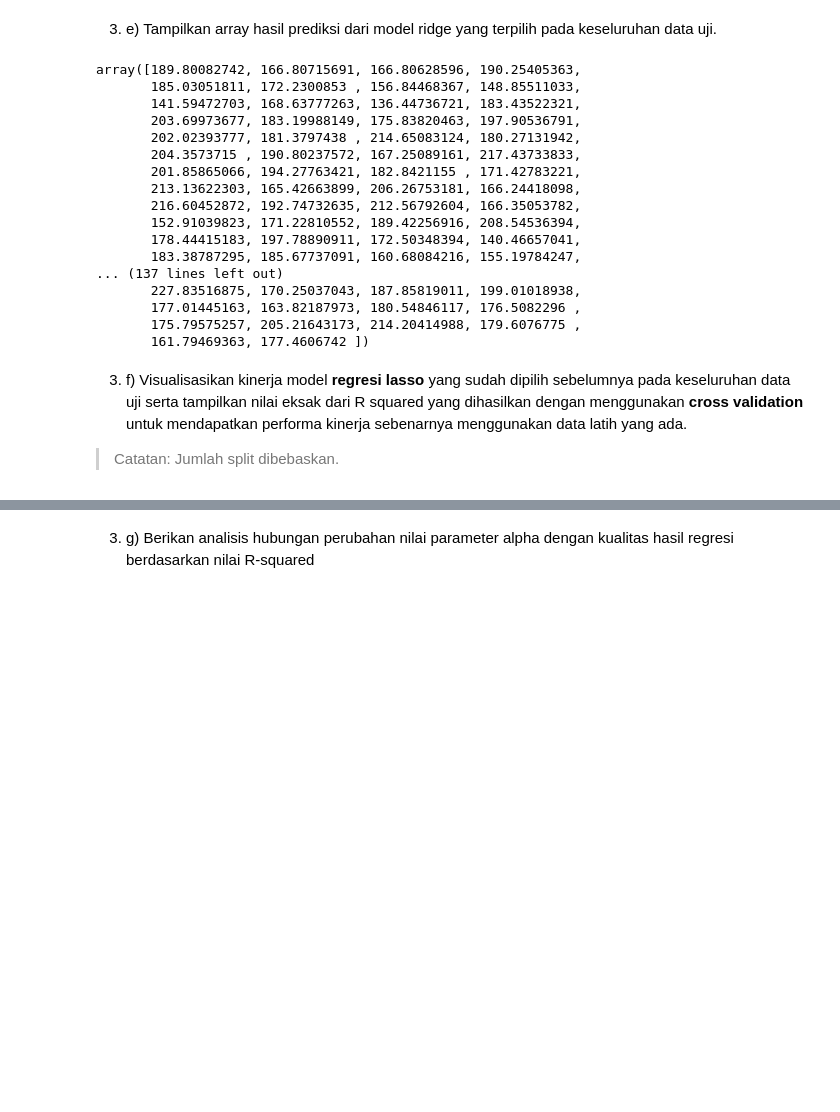
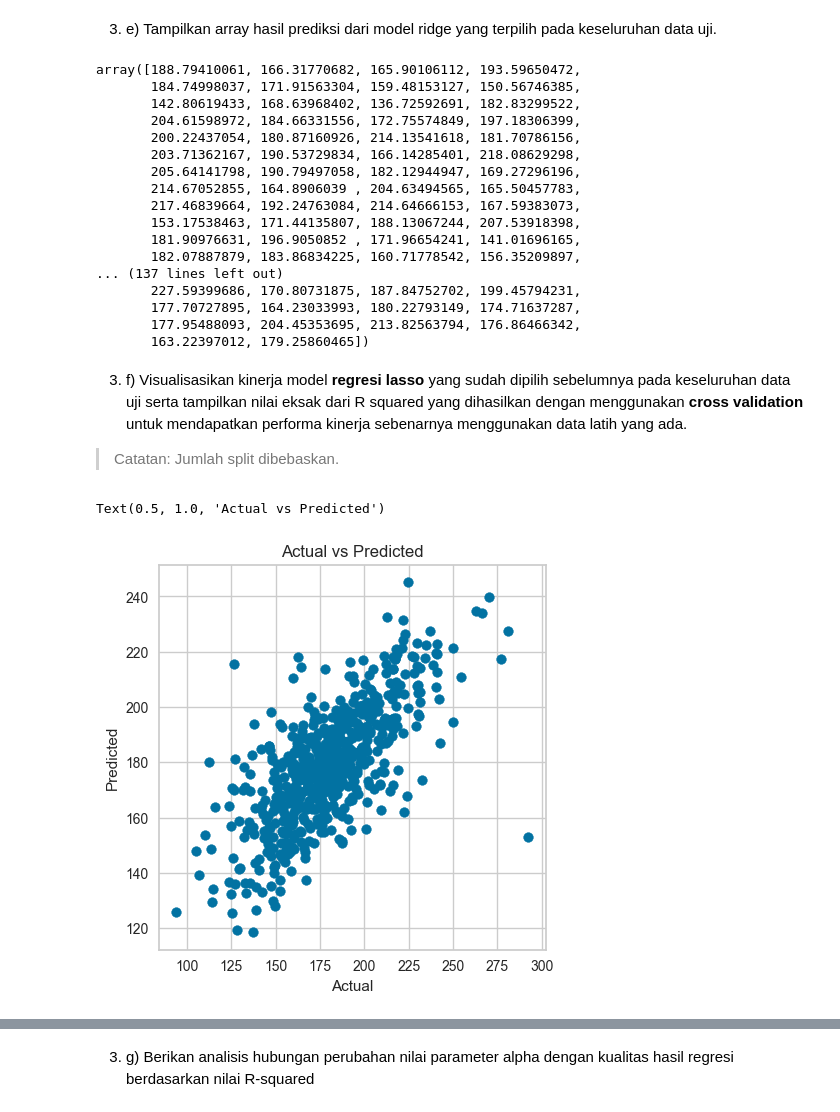
Before and after one commit to iqbalpa/KASDD, a Jupyter notebook: Lab 7/B_Lab7_2106752281_IqbalPahleviAmin.ipynb, the cells around one changed output, grey strips where cells are left out. Drawn from its saved outputs; the diff is of its cells as text; code cells hidden in the pictures; blank space fills up the shorter version.

```diff
--- a/Lab 7/B_Lab7_2106752281_IqbalPahleviAmin.ipynb
+++ b/Lab 7/B_Lab7_2106752281_IqbalPahleviAmin.ipynb
@@ -499,7 +593,7 @@ Untuk implementasinya menggunakan **sklearn** dapat dilihat pada kedua link beri
 # %% [markdown]
 3. a) Buatlah sebuah list alpha yang berisi minimal 5 buah alpha.
 # %%
-alpha = [0.001, 0.01, 0.1, 1, 10, 100, 1000]
+alpha = [0.001, 0.01, 0.1, 1, 10]
 # %% [markdown]
 3. b) Buatlah (fit) model regresi lasso berdasarkan fitur-fitur yang terpilih di awal sebanyak nilai alpha yang telah ditentukan.
 # %%
@@ -549,33 +643,43 @@ R2: 0.16490681023573062
 # %% [markdown]
 3. d) Pilih model terbaik berdasarkan nilai R-squared yang ditampilkan.
 # %%
-best_lasso = lasso_models['lasso2']
+best_lasso = lasso_models['lasso3']
 # %% [markdown]
 3. e) Tampilkan array hasil prediksi dari model ridge yang terpilih pada keseluruhan data uji.
 # %%
-best_lasso.predict(X_test[selected_cols])
+y_pred = best_lasso.predict(X_test[selected_cols])
+y_pred
 # %% [output]
-array([189.80082742, 166.80715691, 166.80628596, 190.25405363,
-       185.03051811, 172.2300853 , 156.84468367, 148.85511033,
-       141.59472703, 168.63777263, 136.44736721, 183.43522321,
-       203.69973677, 183.19988149, 175.83820463, 197.90536791,
-       202.02393777, 181.3797438 , 214.65083124, 180.27131942,
-       204.3573715 , 190.80237572, 167.25089161, 217.43733833,
-       201.85865066, 194.27763421, 182.8421155 , 171.42783221,
-       213.13622303, 165.42663899, 206.26753181, 166.24418098,
-       216.60452872, 192.74732635, 212.56792604, 166.35053782,
-       152.91039823, 171.22810552, 189.42256916, 208.54536394,
-       178.44415183, 197.78890911, 172.50348394, 140.46657041,
-       183.38787295, 185.67737091, 160.68084216, 155.19784247,
+array([188.79410061, 166.31770682, 165.90106112, 193.59650472,
+       184.74998037, 171.91563304, 159.48153127, 150.56746385,
+       142.80619433, 168.63968402, 136.72592691, 182.83299522,
+       204.61598972, 184.66331556, 172.75574849, 197.18306399,
+       200.22437054, 180.87160926, 214.13541618, 181.70786156,
+       203.71362167, 190.53729834, 166.14285401, 218.08629298,
+       205.64141798, 190.79497058, 182.12944947, 169.27296196,
+       214.67052855, 164.8906039 , 204.63494565, 165.50457783,
+       217.46839664, 192.24763084, 214.64666153, 167.59383073,
+       153.17538463, 171.44135807, 188.13067244, 207.53918398,
+       181.90976631, 196.9050852 , 171.96654241, 141.01696165,
+       182.07887879, 183.86834225, 160.71778542, 156.35209897,
 ... (137 lines left out)
-       227.83516875, 170.25037043, 187.85819011, 199.01018938,
-       177.01445163, 163.82187973, 180.54846117, 176.5082296 ,
-       175.79575257, 205.21643173, 214.20414988, 179.6076775 ,
-       161.79469363, 177.4606742 ])
+       227.59399686, 170.80731875, 187.84752702, 199.45794231,
+       177.70727895, 164.23033993, 180.22793149, 174.71637287,
+       177.95488093, 204.45353695, 213.82563794, 176.86466342,
+       163.22397012, 179.25860465])
 # %% [markdown]
 3. f) Visualisasikan kinerja model **regresi lasso** yang sudah dipilih sebelumnya pada keseluruhan data uji serta tampilkan nilai eksak dari R squared yang dihasilkan dengan menggunakan **cross validation** untuk mendapatkan performa kinerja sebenarnya menggunakan data latih yang ada.
 
 > Catatan: Jumlah split dibebaskan.
+# %%
+plt.figure(figsize=(5, 5))
+plt.scatter(y_test, y_pred)
+plt.xlabel('Actual')
+plt.ylabel('Predicted')
+plt.title('Actual vs Predicted')
+# %% [output]
+Text(0.5, 1.0, 'Actual vs Predicted')
+[figure, added]
 # %%
 scores = cross_val_score(best_lasso, X_train[selected_cols], y_train, cv=5, scoring='r2')
 scores
```
Also changed, not shown: parts of 32 cells of this notebook.
